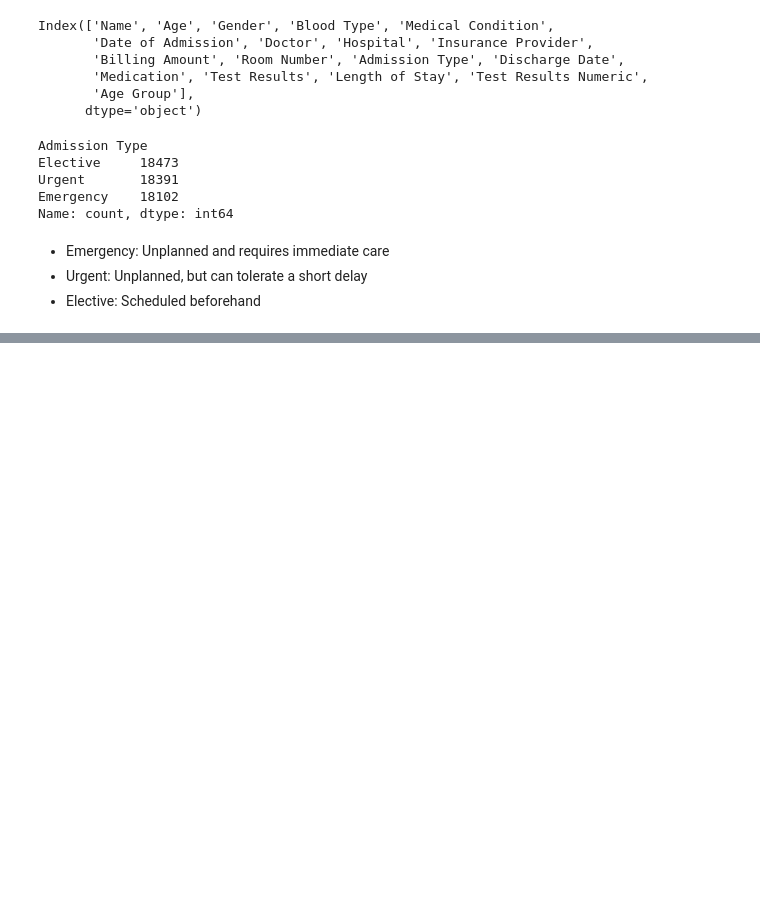
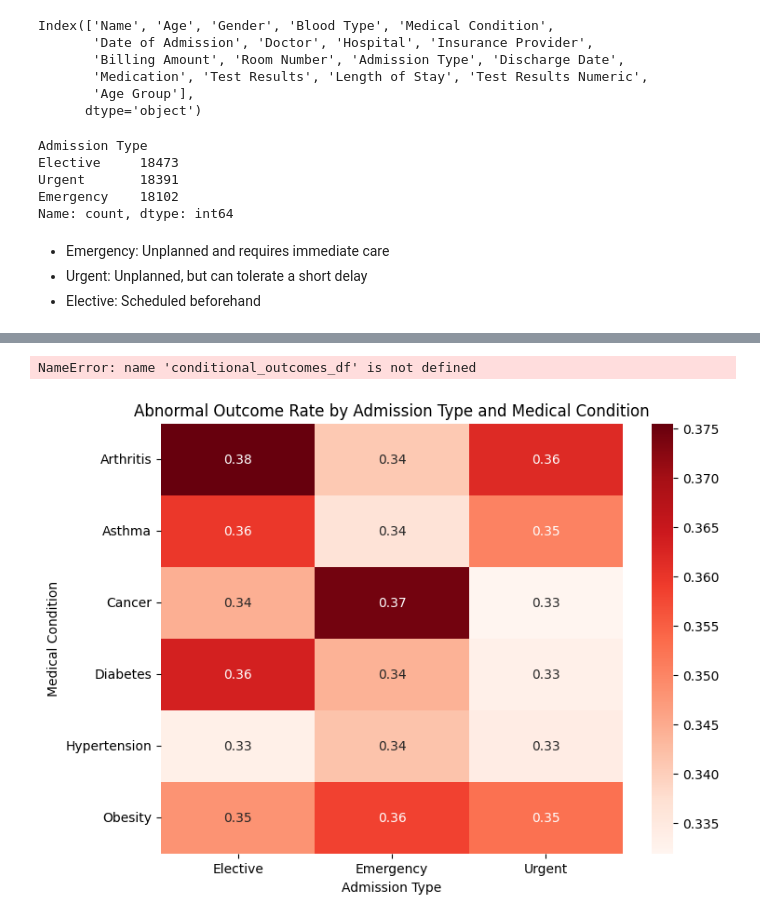
Before and after one commit to itzsnowflakethisyear-byte/Minimizing-Clinical-Alert-Fatigue-A-Calibrated-MLOps-Pipeline-for-Diagnostic-Prediction, a Jupyter notebook: Notebooks/02_eda_and_visualisation.ipynb, the cells around one changed output, grey strips where cells are left out. Saved outputs shown, nothing was run; the diff lists cells and outputs as text; code cells hidden in the pictures; blank space fills up the shorter version.

```diff
--- a/Notebooks/02_eda_and_visualisation.ipynb
+++ b/Notebooks/02_eda_and_visualisation.ipynb
@@ -245,0 +297,11 @@ NameError: name 'prop_df' is not defined
+# %%
+conditional_outcomes = patient_df\
+                        .groupby(['Medical Condition', 'Admission Type', 'Age', 'Gender', 'Test Results'])\
+                        .size()\
+                        .unstack()\
+                        .assign(
+                                abnormal_rate = lambda x : x['Abnormal'] / x.sum(axis=1),
+                                inconclusive_rate = lambda x : x['Inconclusive'] / x.sum(axis=1)
+                        )\
+                        .sort_values('abnormal_rate', ascending=False)
+conditional_outcomes.reset_index()
@@ -245,0 +322,19 @@ NameError: name 'prop_df' is not defined
+# %%
+conditional_outcomes_df.reset_index()
+# %% [output]
+NameError: name 'conditional_outcomes_df' is not defined
+# %%
+conditional_outcomes_df = pd.DataFrame(conditional_outcomes)
+
+# Pivot data to have conditions as rows, admission types as columns
+heatmap_data = conditional_outcomes_df.pivot_table(index='Medical Condition',
+                              columns='Admission Type',
+                              values='abnormal_rate')
+
+# Plot heatmap
+plt.figure(figsize=(8,6))
+sns.heatmap(heatmap_data, annot=True, fmt=".2f", cmap="Reds")
+plt.title('Abnormal Outcome Rate by Admission Type and Medical Condition')
+plt.show()
+# %% [output]
+[figure, added]
```
Also changed, not shown: parts of 47 cells of this notebook.
